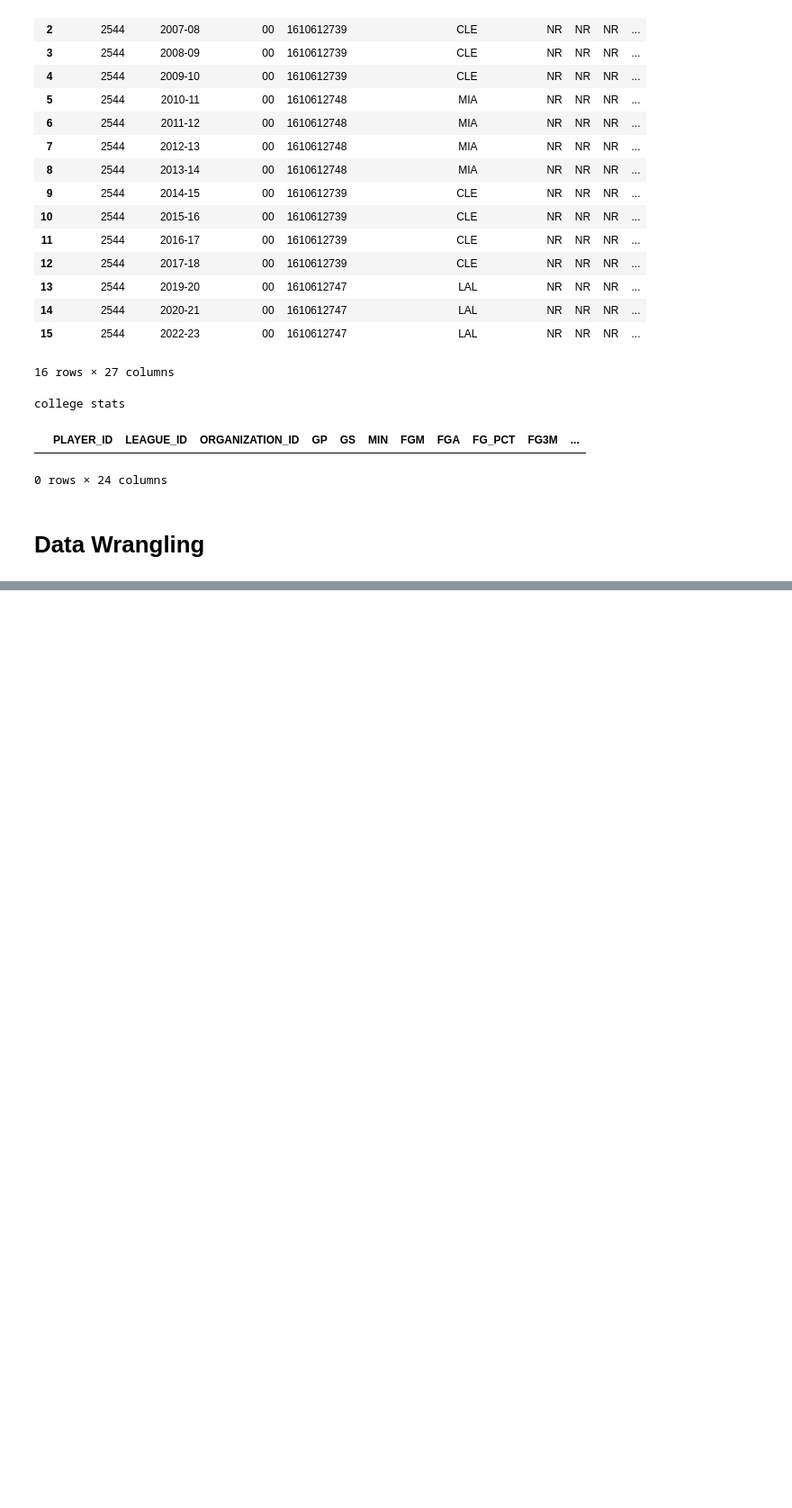
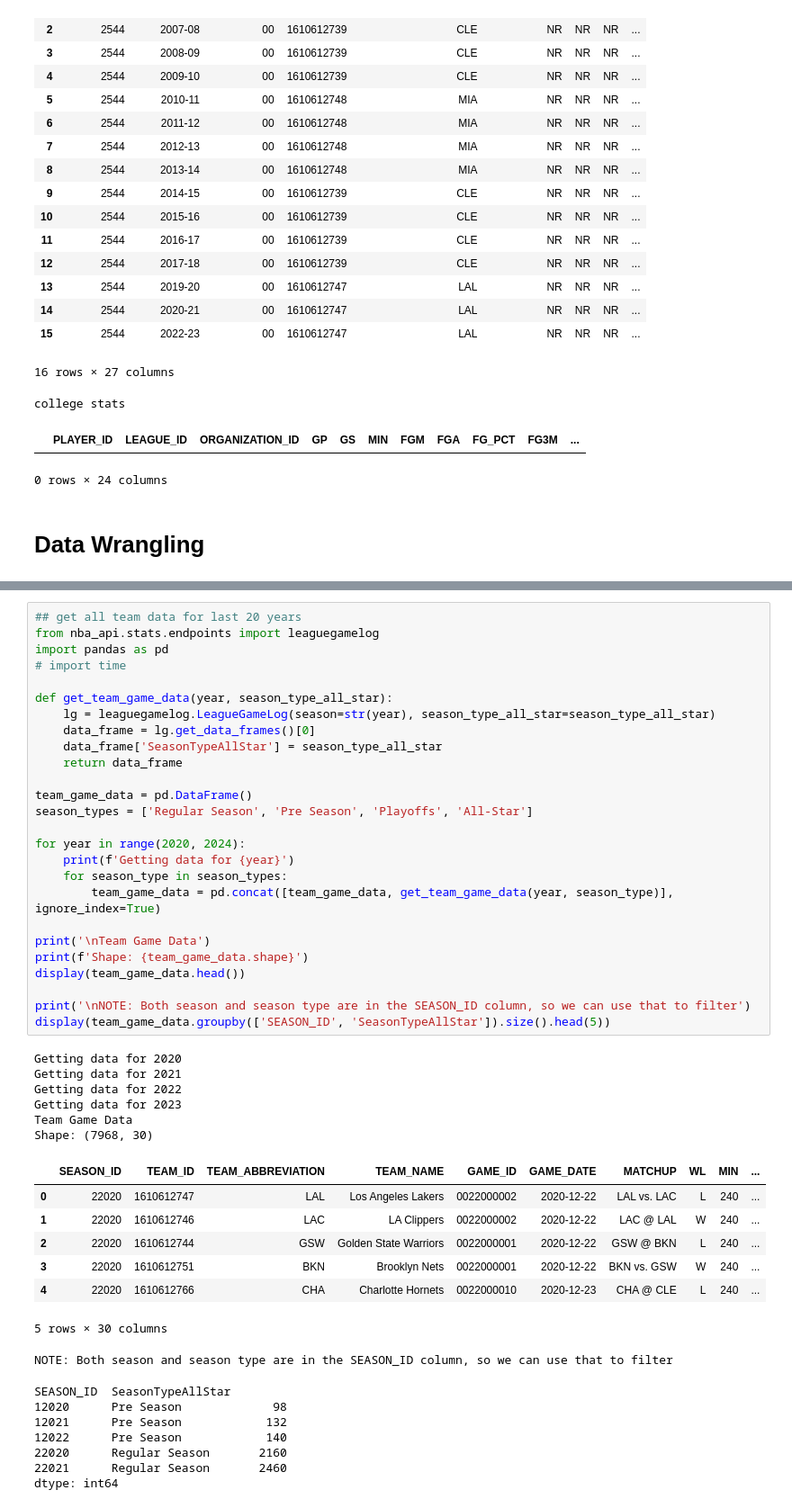
Before and after one commit to brownbrandon272/basketball, a Jupyter notebook: scripts/nba_api_testing.ipynb, the cells around one changed output, grey strips where cells are left out. Shown: that part at 90% size. Saved outputs shown, nothing was run; the diff lists cells and outputs as text; blank space fills up the shorter version.

```diff
--- a/scripts/nba_api_testing.ipynb
+++ b/scripts/nba_api_testing.ipynb
@@ -198 +224,49 @@ playerprofilev2.PlayerProfileV2(player_id='2544').get_data_frames()[0]
+# %%
+## get all team data for last 20 years
+from nba_api.stats.endpoints import leaguegamelog
+import pandas as pd
+# import time
+
+def get_team_game_data(year, season_type_all_star):
+    lg = leaguegamelog.LeagueGameLog(season=str(year), season_type_all_star=season_type_all_star)
+    data_frame = lg.get_data_frames()[0]
+    data_frame['SeasonTypeAllStar'] = season_type_all_star
+    return data_frame
+
+team_game_data = pd.DataFrame()
+season_types = ['Regular Season', 'Pre Season', 'Playoffs', 'All-Star']
+
+for year in range(2020, 2024):
+    print(f'Getting data for {year}')
+    for season_type in season_types:
+        team_game_data = pd.concat([team_game_data, get_team_game_data(year, season_type)], ignore_index=True)
+
+print('\nTeam Game Data')
+print(f'Shape: {team_game_data.shape}')
+display(team_game_data.head())
+
+print('\nNOTE: Both season and season type are in the SEASON_ID column, so we can use that to filter')
+display(team_game_data.groupby(['SEASON_ID', 'SeasonTypeAllStar']).size().head(5))
+# %% [output]
+Getting data for 2020
+Getting data for 2021
+Getting data for 2022
+Getting data for 2023
+Team Game Data
+Shape: (7968, 30)
+|  | SEASON_ID | TEAM_ID | TEAM_ABBREVIATION | TEAM_NAME | GAME_ID | GAME_DATE | MATCHUP | WL | MIN | ... |
+| 0 | 22020 | 1610612747 | LAL | Los Angeles Lakers | 0022000002 | 2020-12-22 | LAL vs. LAC | L | 240 | ... |
+| 1 | 22020 | 1610612746 | LAC | LA Clippers | 0022000002 | 2020-12-22 | LAC @ LAL | W | 240 | ... |
+| 2 | 22020 | 1610612744 | GSW | Golden State Warriors | 0022000001 | 2020-12-22 | GSW @ BKN | L | 240 | ... |
+| 3 | 22020 | 1610612751 | BKN | Brooklyn Nets | 0022000001 | 2020-12-22 | BKN vs. GSW | W | 240 | ... |
+| 4 | 22020 | 1610612766 | CHA | Charlotte Hornets | 0022000010 | 2020-12-23 | CHA @ CLE | L | 240 | ... |
+5 rows × 30 columns
+NOTE: Both season and season type are in the SEASON_ID column, so we can use that to filter
+SEASON_ID  SeasonTypeAllStar
+12020      Pre Season             98
+12021      Pre Season            132
+12022      Pre Season            140
+22020      Regular Season       2160
+22021      Regular Season       2460
+dtype: int64
 # %%
```
Also changed, not shown: parts of 8 cells of this notebook.
